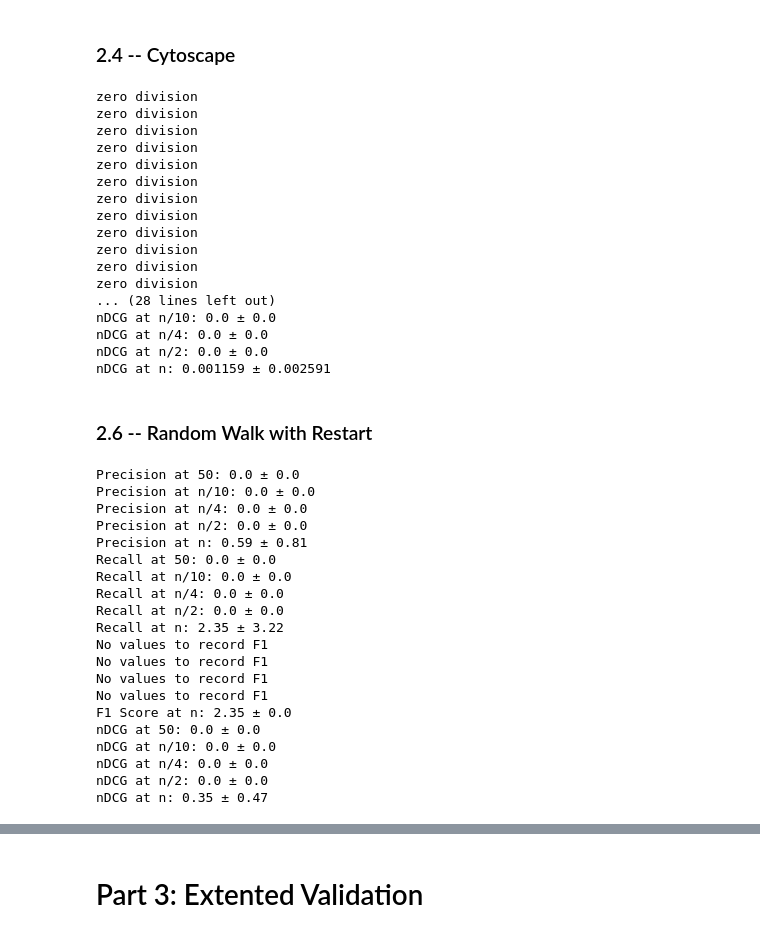
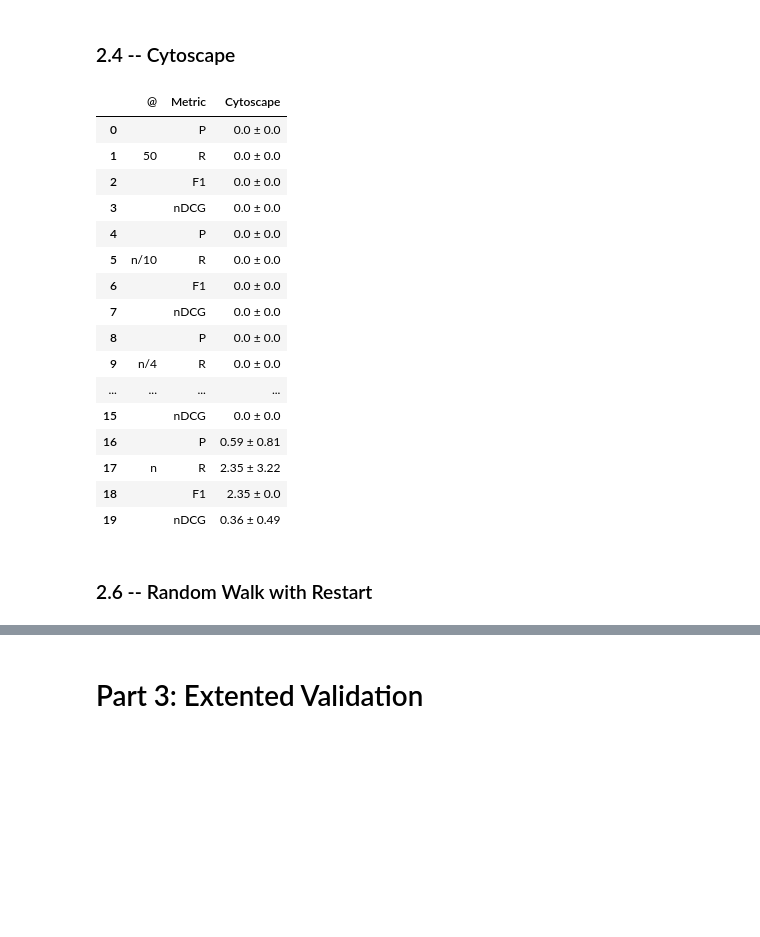
Before and after one commit to BI-TeamProject/Final_project, a Jupyter notebook: main.ipynb, the cells around one changed output, grey strips where cells are left out. Drawn from its saved outputs; the diff is of its cells as text; code cells hidden in the pictures; blank space fills up the shorter version.

```diff
--- a/main.ipynb
+++ b/main.ipynb
@@ -162,47 +168,25 @@ nDCG at n: 0.008096 ± 0.004941
 # %% [markdown]
 ### 2.4 -- Cytoscape
 # %%
-hga.return_metrics("cytoscape", pgenes_sub_graph, hs_disease_genes, ds_genes_train, ds_genes_test, print_flag=True)
+results_df =hga.return_metrics("Cytoscape", pgenes_sub_graph, hs_disease_genes, ds_genes_train, ds_genes_test, print_flag=False)
+results_df[["@",'Metric',"Cytoscape"]]
 # %% [output]
-zero division
-zero division
-zero division
-zero division
-zero division
-zero division
-zero division
-zero division
-zero division
-zero division
-zero division
-zero division
-... (28 lines left out)
-nDCG at n/10: 0.0 ± 0.0
-nDCG at n/4: 0.0 ± 0.0
-nDCG at n/2: 0.0 ± 0.0
-nDCG at n: 0.001159 ± 0.002591
+|  | @ | Metric | Cytoscape |
+| 0 |  | P | 0.0 ± 0.0 |
+| 1 | 50 | R | 0.0 ± 0.0 |
+| 2 |  | F1 | 0.0 ± 0.0 |
+| 3 |  | nDCG | 0.0 ± 0.0 |
+| 4 |  | P | 0.0 ± 0.0 |
+| 5 | n/10 | R | 0.0 ± 0.0 |
+| 6 |  | F1 | 0.0 ± 0.0 |
+| 7 |  | nDCG | 0.0 ± 0.0 |
+| 8 |  | P | 0.0 ± 0.0 |
+| 9 | n/4 | R | 0.0 ± 0.0 |
+| ... | ... | ... | ... |
+| 15 |  | nDCG | 0.0 ± 0.0 |
+| 16 |  | P | 0.59 ± 0.81 |
+| 17 | n | R | 2.35 ± 3.22 |
+| 18 |  | F1 | 2.35 ± 0.0 |
+| 19 |  | nDCG | 0.36 ± 0.49 |
 # %% [markdown]
 ### 2.6 -- Random Walk with Restart
-# %%
-hga.return_metrics("rwr", pgenes_sub_graph, hs_disease_genes, ds_genes_train, ds_genes_test, print_flag=True)
-# %% [output]
-Precision at 50: 0.0 ± 0.0
-Precision at n/10: 0.0 ± 0.0
-Precision at n/4: 0.0 ± 0.0
-Precision at n/2: 0.0 ± 0.0
-Precision at n: 0.59 ± 0.81
-Recall at 50: 0.0 ± 0.0
-Recall at n/10: 0.0 ± 0.0
-Recall at n/4: 0.0 ± 0.0
-Recall at n/2: 0.0 ± 0.0
-Recall at n: 2.35 ± 3.22
-No values to record F1
-No values to record F1
-No values to record F1
-No values to record F1
-F1 Score at n: 2.35 ± 0.0
-nDCG at 50: 0.0 ± 0.0
-nDCG at n/10: 0.0 ± 0.0
-nDCG at n/4: 0.0 ± 0.0
-nDCG at n/2: 0.0 ± 0.0
-nDCG at n: 0.35 ± 0.47
```
Also changed, not shown: parts of 22 cells of this notebook, 4 other files.
